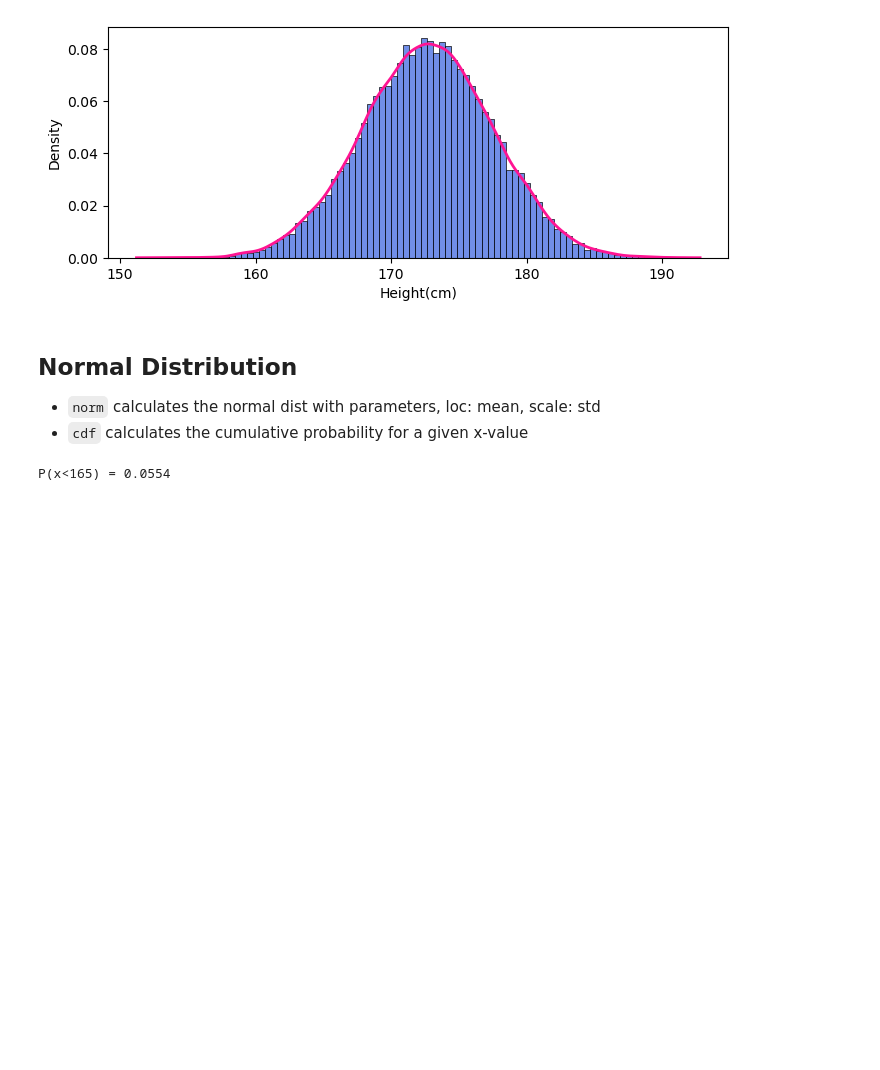
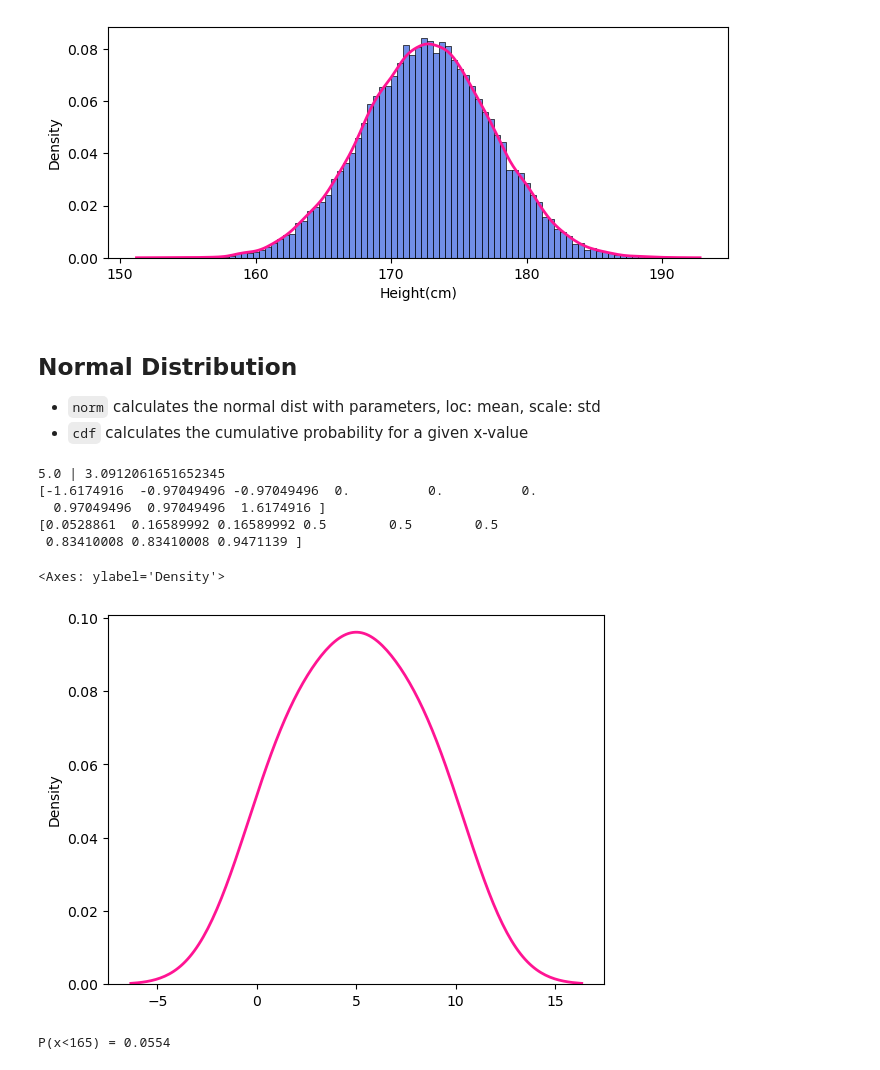
Before and after one commit to MaCoZu/statistics, a Jupyter notebook: abc_03_distributions.ipynb, the cells around one changed output. Cells and saved outputs as stored; diff of their text form; code cells hidden in the pictures; blank space fills up the shorter version.

```diff
--- a/abc_03_distributions.ipynb
+++ b/abc_03_distributions.ipynb
@@ -34,8 +34,29 @@ plt.show()
 [figure]
 # %% [markdown]
 ## Normal Distribution
-- ``norm`` calculates the normal dist with parameters, loc: mean, scale: std
-- ``cdf`` calculates the cumulative probability for a given x-value
+
+- `norm` calculates the normal dist with parameters, loc: mean, scale: std
+- `cdf` calculates the cumulative probability for a given x-value
+# %%
+import scipy.stats as stats
+
+data = [0, 2, 2, 5, 5, 5, 8, 8, 10]
+mu = np.mean(data)  # mean
+sigma = np.std(data)  # std
+zscores = stats.zscore(data)
+p_values = stats.norm.cdf(data, mu, sigma)
+print(mu, "|", sigma)
+print(zscores)
+print(p_values)
+sns.kdeplot(data, color='deeppink', lw=2)
+# %% [output]
+5.0 | 3.0912061651652345
+[-1.6174916  -0.97049496 -0.97049496  0.          0.          0.
+  0.97049496  0.97049496  1.6174916 ]
+[0.0528861  0.16589992 0.16589992 0.5        0.5        0.5
+ 0.83410008 0.83410008 0.9471139 ]
+<Axes: ylabel='Density'>
+[figure, added]
 # %%
 from scipy.stats import norm
 
```
Also changed, not shown: parts of 35 cells of this notebook.
